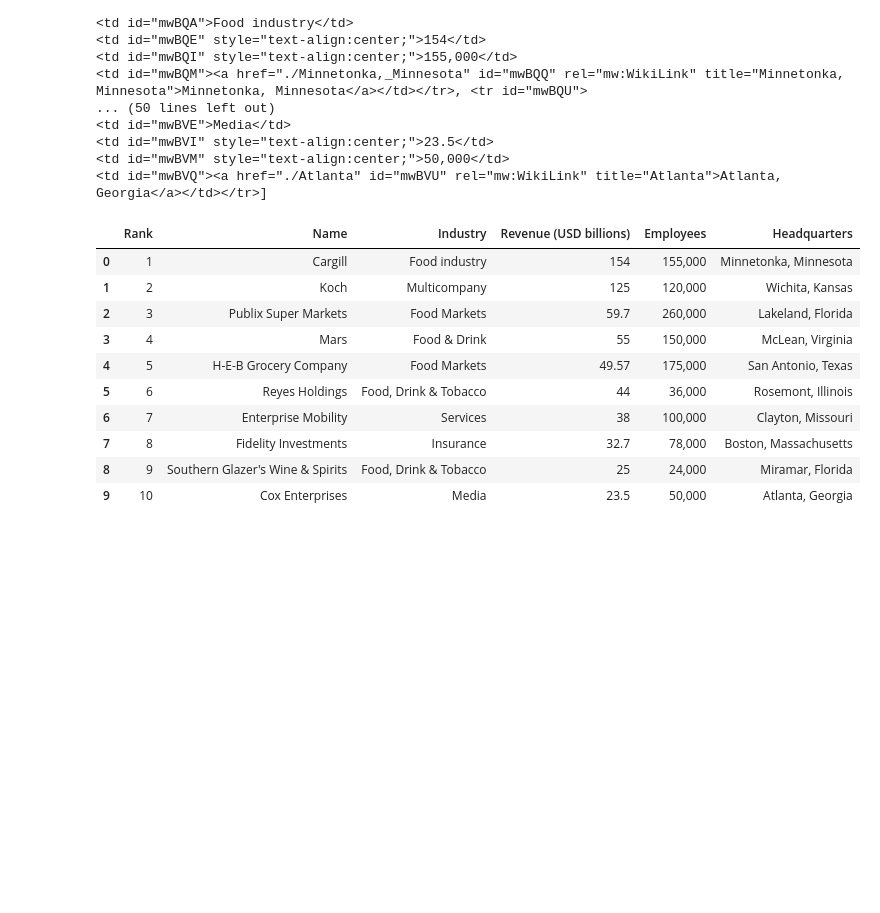
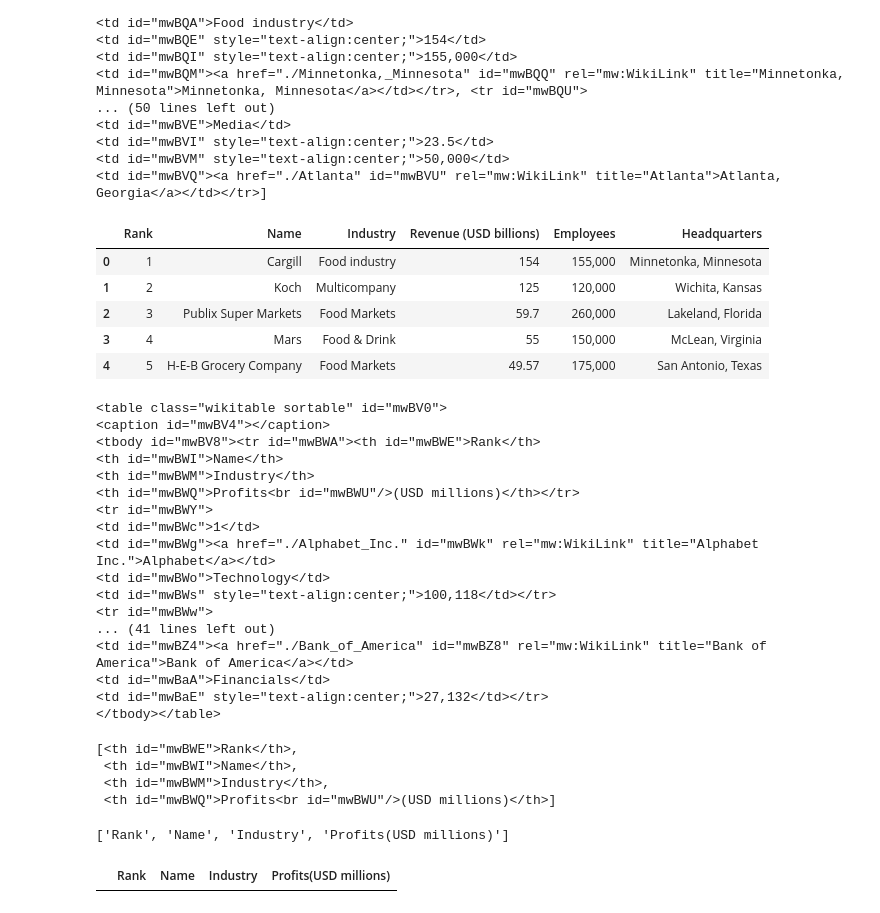
Before and after one commit to mahabubalam-gbs/Python-Web-Scraping-USA-Largest-Companies, a Jupyter notebook: Web_Scraping_USA_Largest_Companies.ipynb, the cells around one changed output. Saved outputs shown, nothing was run; the diff lists cells and outputs as text; code cells hidden in the pictures; blank space fills up the shorter version.

Commit message:
Used Python to collect and organize Wikipedia data into CSV files for U.S. Largest Profitable Companies

```diff
--- a/Web_Scraping_USA_Largest_Companies.ipynb
+++ b/Web_Scraping_USA_Largest_Companies.ipynb
@@ -180,18 +180,13 @@ for row in column_data[1:]:
     length = len(df)
     df.loc[length] = individual_row_data
 # %%
-df
+df.head()
 # %% [output]
 |  | Rank | Name | Industry | Revenue (USD billions) | Employees | Headquarters |
 | 0 | 1 | Cargill | Food industry | 154 | 155,000 | Minnetonka, Minnesota |
 | 1 | 2 | Koch | Multicompany | 125 | 120,000 | Wichita, Kansas |
 | 2 | 3 | Publix Super Markets | Food Markets | 59.7 | 260,000 | Lakeland, Florida |
 | 3 | 4 | Mars | Food & Drink | 55 | 150,000 | McLean, Virginia |
 | 4 | 5 | H-E-B Grocery Company | Food Markets | 49.57 | 175,000 | San Antonio, Texas |
-| 5 | 6 | Reyes Holdings | Food, Drink & Tobacco | 44 | 36,000 | Rosemont, Illinois |
-| 6 | 7 | Enterprise Mobility | Services | 38 | 100,000 | Clayton, Missouri |
-| 7 | 8 | Fidelity Investments | Insurance | 32.7 | 78,000 | Boston, Massachusetts |
-| 8 | 9 | Southern Glazer's Wine & Spirits | Food, Drink & Tobacco | 25 | 24,000 | Miramar, Florida |
-| 9 | 10 | Cox Enterprises | Media | 23.5 | 50,000 | Atlanta, Georgia |
 # %%
 df.to_csv(r'C:\Users\Marvel\Documents\Python Web Scraping USA Largest Companies\USA_Largest_Private_Companies.csv', index = False)
@@ -197,0 +195,20 @@ df.to_csv(r'C:\Users\Marvel\Documents\Python Web Scraping USA Largest Companies\
+# %%
+print(largest_profitable_companies_table)
+# %% [output]
+<table class="wikitable sortable" id="mwBV0">
+<caption id="mwBV4"></caption>
+<tbody id="mwBV8"><tr id="mwBWA"><th id="mwBWE">Rank</th>
+<th id="mwBWI">Name</th>
+<th id="mwBWM">Industry</th>
+<th id="mwBWQ">Profits<br id="mwBWU"/>(USD millions)</th></tr>
+<tr id="mwBWY">
+<td id="mwBWc">1</td>
+<td id="mwBWg"><a href="./Alphabet_Inc." id="mwBWk" rel="mw:WikiLink" title="Alphabet Inc.">Alphabet</a></td>
+<td id="mwBWo">Technology</td>
+<td id="mwBWs" style="text-align:center;">100,118</td></tr>
+<tr id="mwBWw">
+... (41 lines left out)
+<td id="mwBZ4"><a href="./Bank_of_America" id="mwBZ8" rel="mw:WikiLink" title="Bank of America">Bank of America</a></td>
+<td id="mwBaA">Financials</td>
+<td id="mwBaE" style="text-align:center;">27,132</td></tr>
+</tbody></table>
@@ -197,0 +217,7 @@ df.to_csv(r'C:\Users\Marvel\Documents\Python Web Scraping USA Largest Companies\
+# %%
+largest_profitable_companies_title
+# %% [output]
+[<th id="mwBWE">Rank</th>,
+ <th id="mwBWI">Name</th>,
+ <th id="mwBWM">Industry</th>,
+ <th id="mwBWQ">Profits<br id="mwBWU"/>(USD millions)</th>]
@@ -197,0 +226,10 @@ df.to_csv(r'C:\Users\Marvel\Documents\Python Web Scraping USA Largest Companies\
+# %%
+print(largest_profitable_companies_table_titles)
+# %% [output]
+['Rank', 'Name', 'Industry', 'Profits(USD millions)']
+# %%
+df = pd.DataFrame(columns = largest_profitable_companies_table_titles)
+
+df
+# %% [output]
+|  | Rank | Name | Industry | Profits(USD millions) |
```
Also changed, not shown: parts of 8 cells of this notebook.
